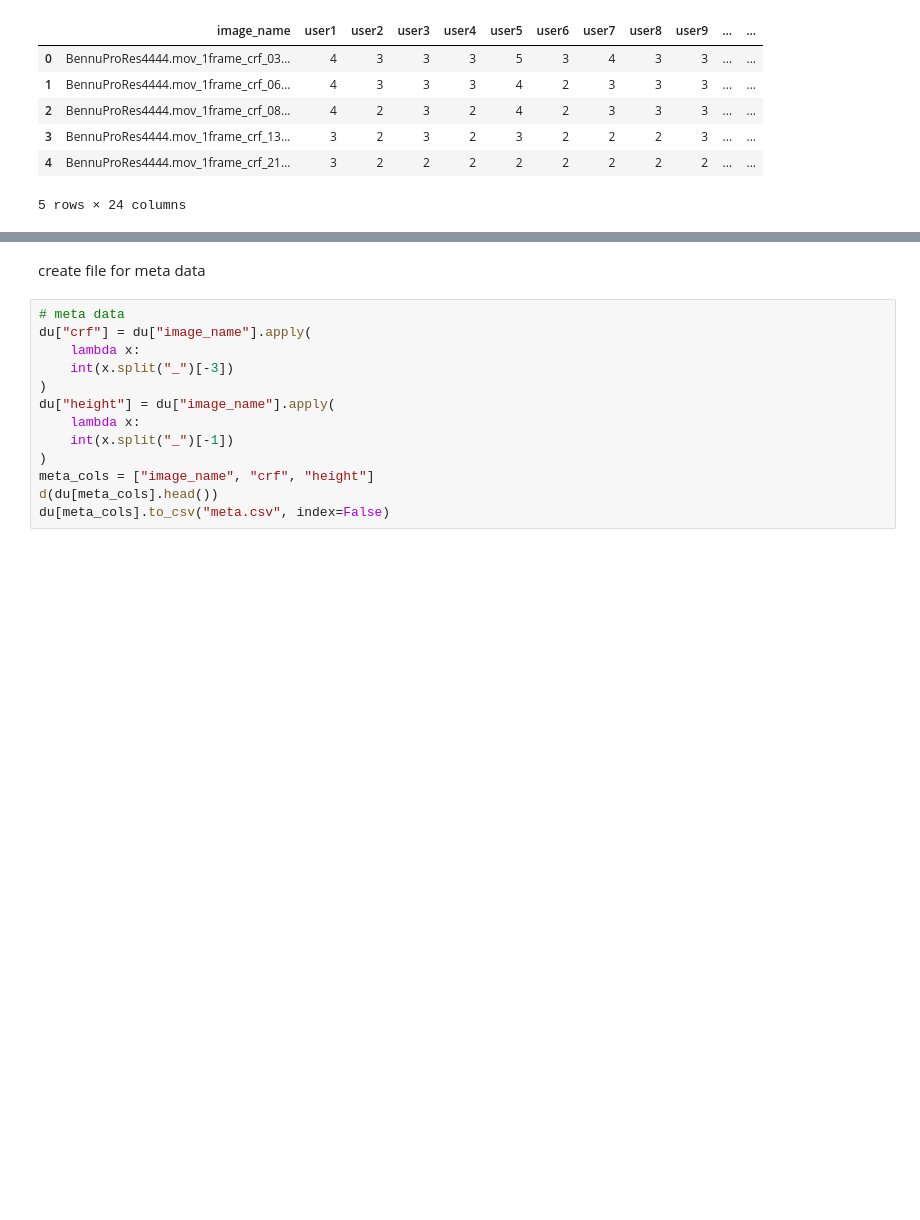
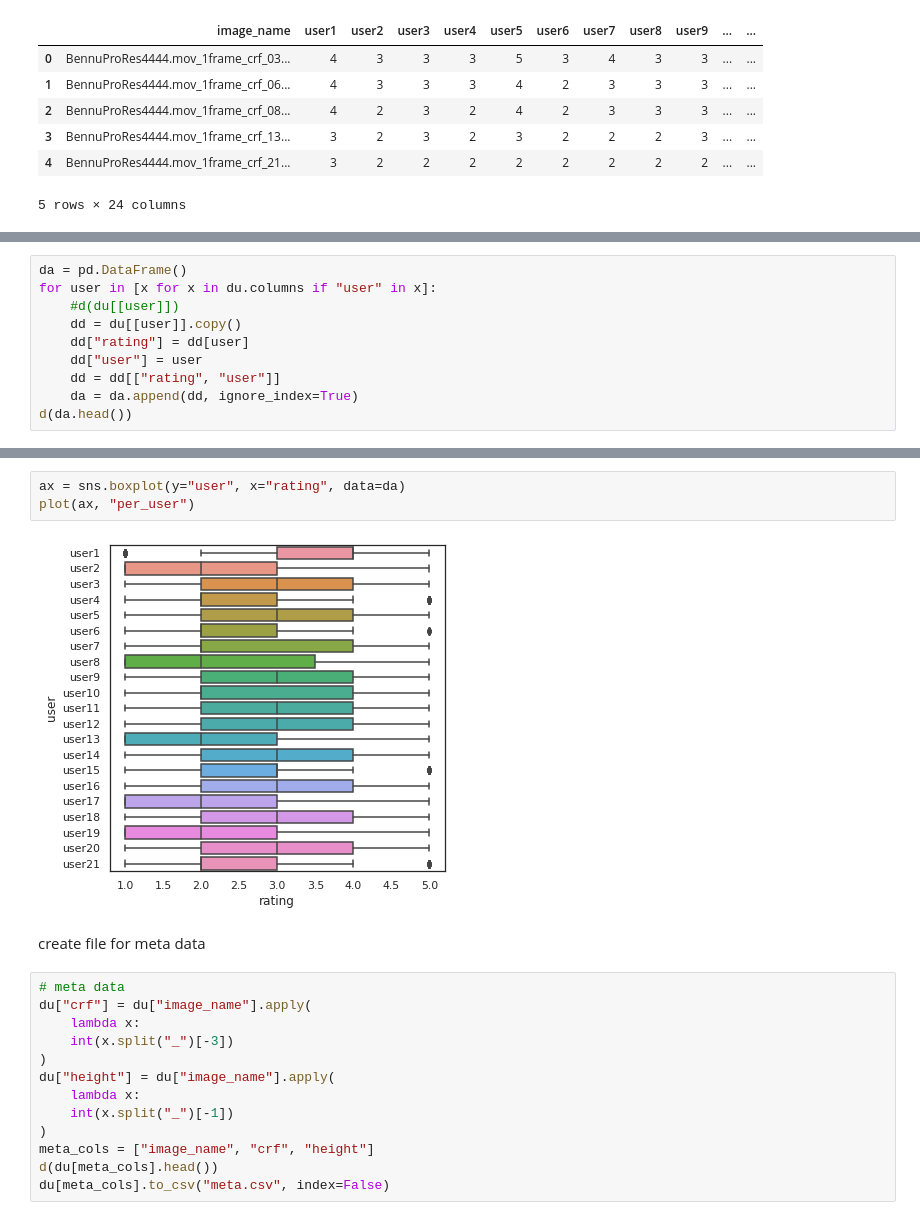
Before and after one commit to Telecommunication-Telemedia-Assessment/image_quality_test, a Jupyter notebook: test_1/analyze_ratings.ipynb, the cells around one changed output, grey strips where cells are left out. Saved outputs shown, nothing was run; the diff lists cells and outputs as text; blank space fills up the shorter version.

```diff
--- a/test_1/analyze_ratings.ipynb
+++ b/test_1/analyze_ratings.ipynb
@@ -175,0 +187,10 @@ du[ucols].to_csv("per_user.csv", index=False)
+# %%
+da = pd.DataFrame()
+for user in [x for x in du.columns if "user" in x]:
+    #d(du[[user]])
+    dd = du[[user]].copy()
+    dd["rating"] = dd[user]
+    dd["user"] = user
+    dd = dd[["rating", "user"]]
+    da = da.append(dd, ignore_index=True)
+d(da.head())
@@ -176,3 +204,8 @@ du[ucols].to_csv("per_user.csv", index=False)
+# %%
+ax = sns.boxplot(y="user", x="rating", data=da)
+plot(ax, "per_user")
+# %% [output]
+[figure, added]
 # %% [markdown]
 create file for meta data
 # %%
```
Also changed, not shown: parts of 6 cells of this notebook, 25 other files.
